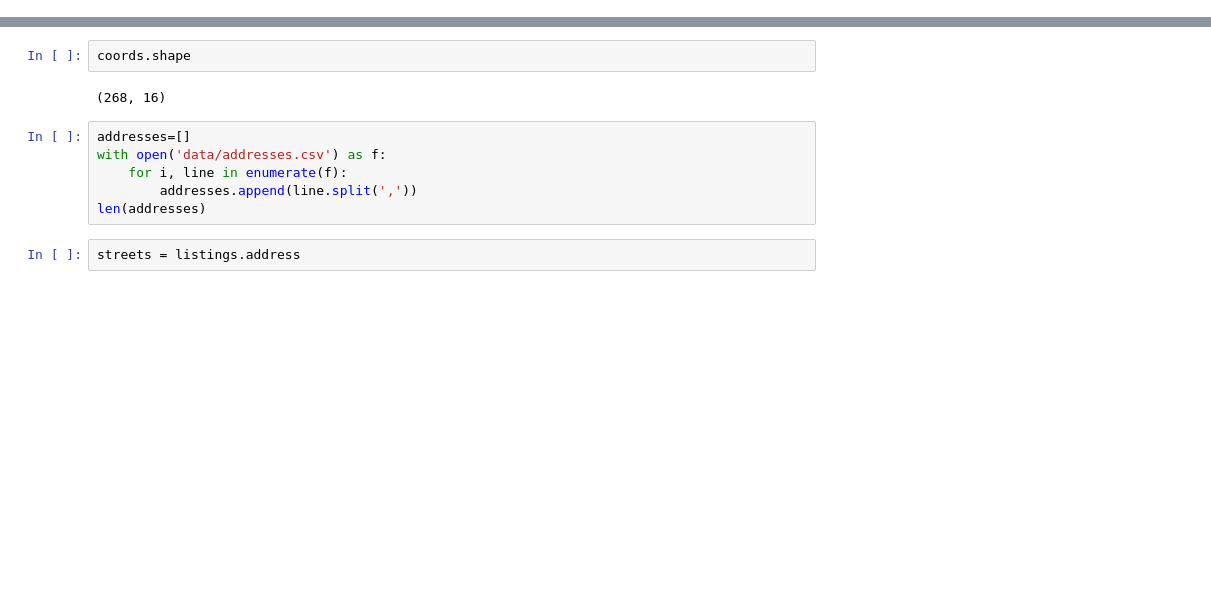
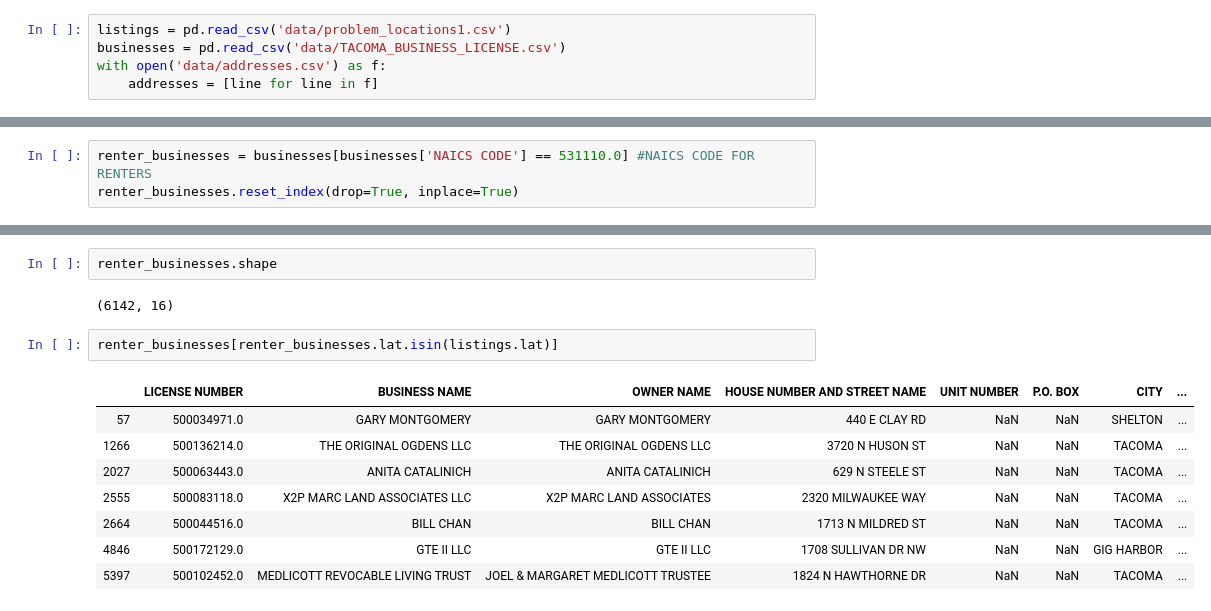
Before and after one commit to isaac-campbell-smith/AirBNB_Rentals, a Jupyter notebook: Coordinate_Checker.ipynb, the cells around one changed output, grey strips where cells are left out. Drawn from its saved outputs; the diff is of its cells as text; blank space fills up the shorter version.

```diff
--- a/Coordinate_Checker.ipynb
+++ b/Coordinate_Checker.ipynb
@@ -5,0 +5,5 @@ businesses = pd.read_csv('data/TACOMA_BUSINESS_LICENSE.csv')
+# %%
+listings = pd.read_csv('data/problem_locations1.csv')
+businesses = pd.read_csv('data/TACOMA_BUSINESS_LICENSE.csv')
+with open('data/addresses.csv') as f:
+    addresses = [line for line in f]
@@ -5,0 +25,3 @@ businesses = pd.read_csv('data/TACOMA_BUSINESS_LICENSE.csv')
+# %%
+renter_businesses = businesses[businesses['NAICS CODE'] == 531110.0] #NAICS CODE FOR RENTERS
+renter_businesses.reset_index(drop=True, inplace=True)
@@ -6,12 +37,15 @@ businesses = pd.read_csv('data/TACOMA_BUSINESS_LICENSE.csv')
 # %%
-coords.shape
+renter_businesses.shape
 # %% [output]
-(268, 16)
+(6142, 16)
-# %%
-addresses=[]
-with open('data/addresses.csv') as f:
-    for i, line in enumerate(f):
-        addresses.append(line.split(','))
-len(addresses)
-# %%
-streets = listings.address
+# %%
+renter_businesses[renter_businesses.lat.isin(listings.lat)]
+# %% [output]
+|  | LICENSE NUMBER | BUSINESS NAME | OWNER NAME | HOUSE NUMBER AND STREET NAME | UNIT NUMBER | P.O. BOX | CITY | ... |
+| 57 | 500034971.0 | GARY MONTGOMERY | GARY MONTGOMERY | 440 E CLAY RD | NaN | NaN | SHELTON | ... |
+| 1266 | 500136214.0 | THE ORIGINAL OGDENS LLC | THE ORIGINAL OGDENS LLC | 3720 N HUSON ST | NaN | NaN | TACOMA | ... |
+| 2027 | 500063443.0 | ANITA CATALINICH | ANITA CATALINICH | 629 N STEELE ST | NaN | NaN | TACOMA | ... |
+| 2555 | 500083118.0 | X2P MARC LAND ASSOCIATES LLC | X2P MARC LAND ASSOCIATES | 2320 MILWAUKEE WAY | NaN | NaN | TACOMA | ... |
+| 2664 | 500044516.0 | BILL CHAN | BILL CHAN | 1713 N MILDRED ST | NaN | NaN | TACOMA | ... |
+| 4846 | 500172129.0 | GTE II LLC | GTE II LLC | 1708 SULLIVAN DR NW | NaN | NaN | GIG HARBOR | ... |
+| 5397 | 500102452.0 | MEDLICOTT REVOCABLE LIVING TRUST | JOEL & MARGARET MEDLICOTT TRUSTEE | 1824 N HAWTHORNE DR | NaN | NaN | TACOMA | ... |
```
Also changed, not shown: parts of 15 cells of this notebook.
